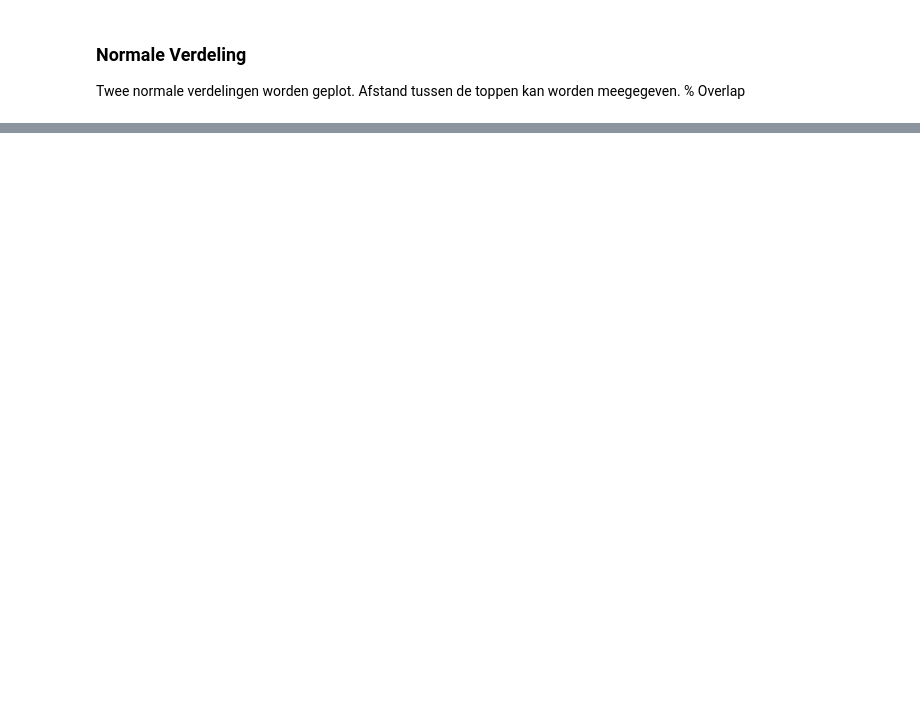
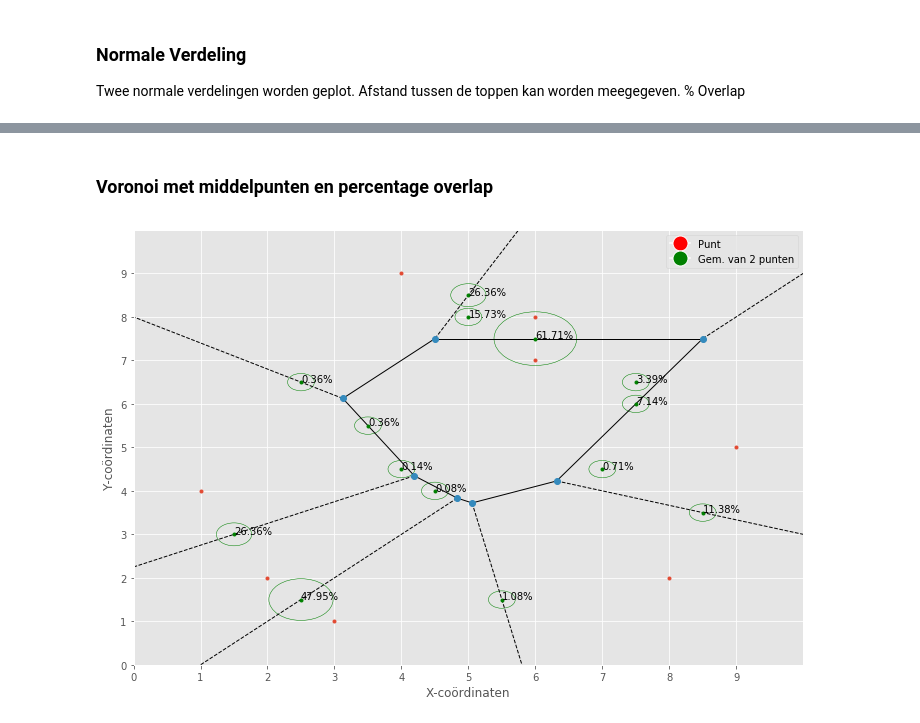
Before and after one commit to Denbergvanthijs/IPASS, a Jupyter notebook: main.ipynb, the cells around one changed output, grey strips where cells are left out. Drawn from its saved outputs; the diff is of its cells as text; code cells hidden in the pictures; blank space fills up the shorter version.

```diff
--- a/main.ipynb
+++ b/main.ipynb
@@ -67,0 +135,42 @@ plt.show()
+# %% [markdown]
+### Voronoi met middelpunten en percentage overlap
+# %%
+def plotVonoroiTotaal(punten):
+    """Plot een Vonoroi-diagram ter grote van de maximale x en y-coördinaten.
+       Bij ieder middelpunt is het %-overlap te zien en het daarbijbehordende bereik."""
+    middelpuntAfstanden = berekenMiddelpuntAfstanden(punten)
+    vor = Voronoi(punten)
+    vorPlot(vor)
+    ax = plt.gca()
+
+    i = 0
+    for i, punt in enumerate(vor.ridge_points):
+        middelpunt = vor.points[punt].mean(axis=0)
+        totaleOverlap = norm.cdf(-middelpuntAfstanden[i]) * 2  # Werkt alleen voor Standaard(!) Normale Verdeling
+
+        ax.add_artist(   # Moet een ellipse worden
+            plt.Circle((middelpunt[0], middelpunt[1]), max(0.2, totaleOverlap), color="green", fill=False))  # WIP cirkelgrootte
+        plt.text(middelpunt[0], middelpunt[1], f"{round(totaleOverlap * 100, 2)}%")
+        plt.plot([middelpunt[0]], [middelpunt[1]], marker='o', markersize=3, color="green")
+
+
+    plt.xlim(0, max(punten[:, 0]) + 1)
+    plt.ylim(0, max(punten[:, 1]) + 1)
+    plt.xticks(np.arange(0, max(punten[:, 0]) + 1))
+    plt.yticks(np.arange(0, max(punten[:, 1]) + 1))
+    plt.xlabel("X-coördinaten")
+    plt.ylabel("Y-coördinaten")
+    legenda=[mlines.Line2D([0], [0], marker='o', color='w', label='Punt',
+                          markerfacecolor='r', markersize=15),
+            mlines.Line2D([0], [0], marker='o', color='w', label='Gem. van 2 punten',
+                          markerfacecolor='g', markersize=15)]
+    plt.legend(handles=legenda)
+    plt.show()
+
+
+punten = np.array([[8, 2], [1, 4], [2, 2], [4, 9], [6, 7], [6, 8], [3, 1], [9, 5]])
+# punten = np.random.randint(10, size=(8, 2))
+
+plotVonoroiTotaal(punten)
+# %% [output]
+[figure, added]
```
Also changed, not shown: parts of 9 cells of this notebook, 2 other files.
